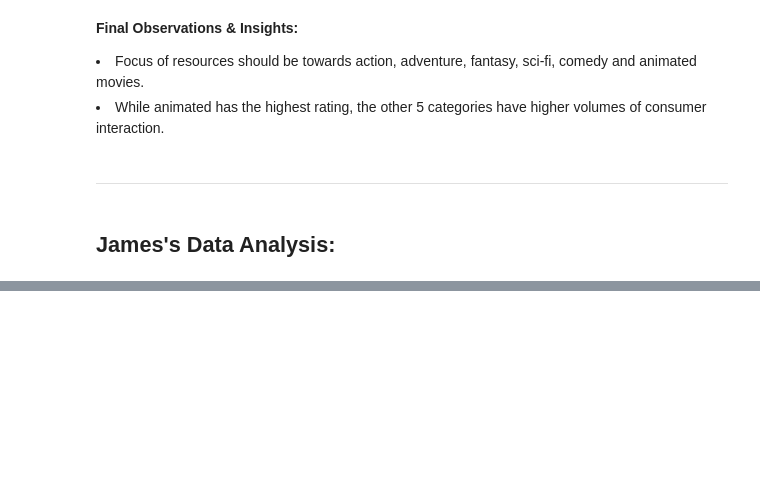
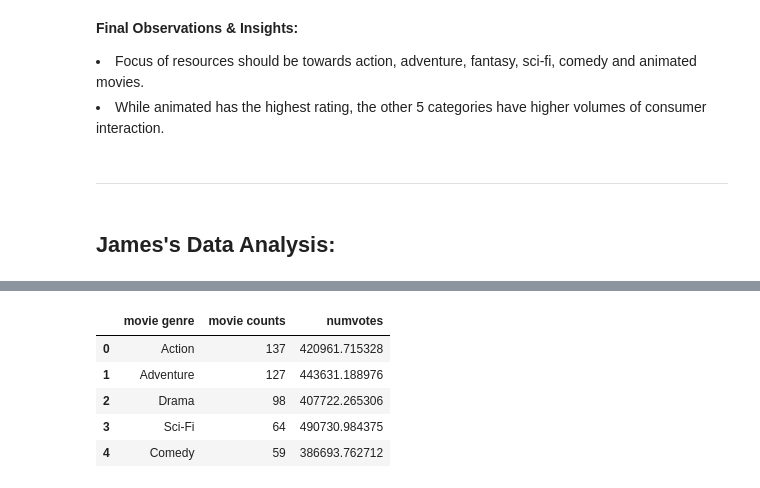
Before and after one commit to alpacanonymous/project1, a Jupyter notebook: final_notebook.ipynb, the cells around one changed output, grey strips where cells are left out. Cells and saved outputs as stored; diff of their text form; code cells hidden in the pictures; blank space fills up the shorter version.

```diff
--- a/final_notebook.ipynb
+++ b/final_notebook.ipynb
@@ -625,17 +1182,25 @@ top10
 # %%
 ## Repeat all the steps above to gather top 1 percentile of number of votes
 top_1_percent = imdb_US_movie[(imdb_US_movie['numvotes']>=223993)].reset_index().copy()
 top_1_percent.loc[:,('genres')] = top_1_percent.loc[:,('genres')].str.split(',')
 top_1 = top_1_percent.explode('genres')
 genres_count_1percent = pd.DataFrame(top_1['genres'].value_counts())
 genres_count_1 = genres_count_1percent.head()
 genres_avgvotes_1 = pd.DataFrame(top_1.groupby('genres')['numvotes'].mean().sort_values(ascending=False))
 genres_avgvotes_1 = genres_avgvotes_1.reset_index()
 genres_avgvotes_1 = genres_avgvotes_1[genres_avgvotes_1['genres'].isin(['Drama','Comedy','Action','Sci-Fi','Adventure'])]
 genres_avgvotes_1.set_index('genres', inplace=True)
 top1 = genres_count_1.join(genres_avgvotes_1)
 top1.rename(columns={'genres':'movie counts'}, inplace=True)
+top1 = top1.reset_index().rename(columns={'index':'movie genre'})
 top1
+# %% [output]
+|  | movie genre | movie counts | numvotes |
+| 0 | Action | 137 | 420961.715328 |
+| 1 | Adventure | 127 | 443631.188976 |
+| 2 | Drama | 98 | 407722.265306 |
+| 3 | Sci-Fi | 64 | 490730.984375 |
+| 4 | Comedy | 59 | 386693.762712 |
 # %%
 ## Style of plots used
 plt.style.use('seaborn-darkgrid')
```
Also changed, not shown: parts of 67 cells of this notebook.
